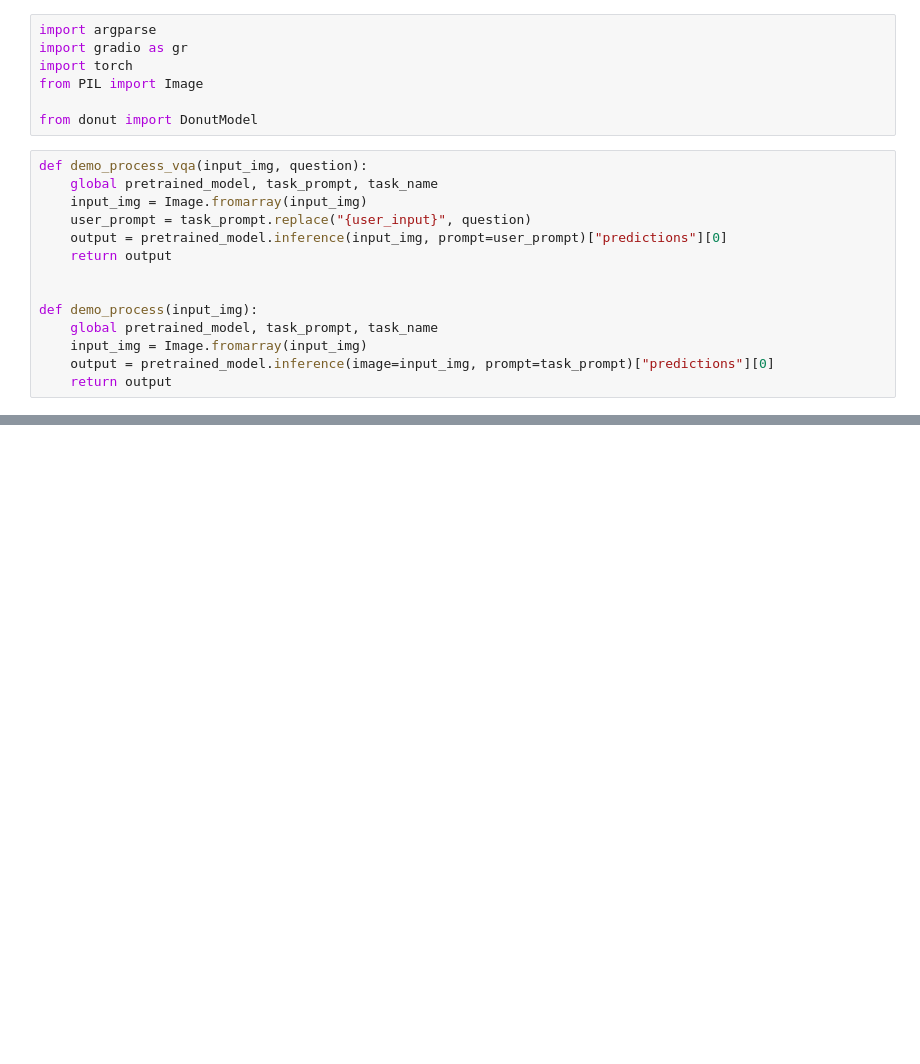
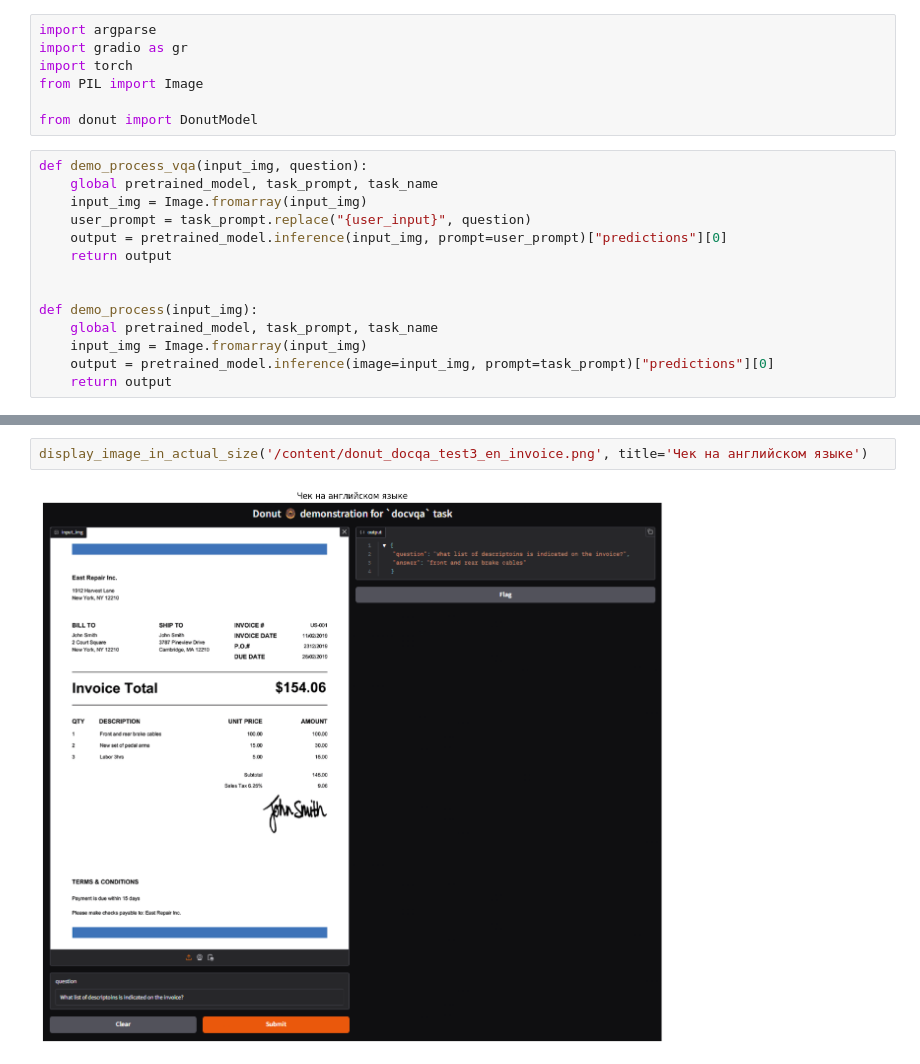
Before and after one commit to YuliaOv22/Document_Understanding_Research_2024, a Jupyter notebook: donut/colab_demo_for_donut_base_finetuned_cord_v2_230615.ipynb, the cells around one changed output, grey strips where cells are left out. Cells and saved outputs as stored; diff of their text form; blank space fills up the shorter version.

```diff
--- a/donut/colab_demo_for_donut_base_finetuned_cord_v2_230615.ipynb
+++ b/donut/colab_demo_for_donut_base_finetuned_cord_v2_230615.ipynb
@@ -90,0 +114,4 @@ Killing tunnel 127.0.0.1:7860 <> https://e6aa021eeecf84c7d4.gradio.live
+# %%
+display_image_in_actual_size('/content/donut_docqa_test3_en_invoice.png', title='Чек на английском языке')
+# %% [output]
+[figure, added]
```
Also changed, not shown: parts of 5 cells of this notebook.
